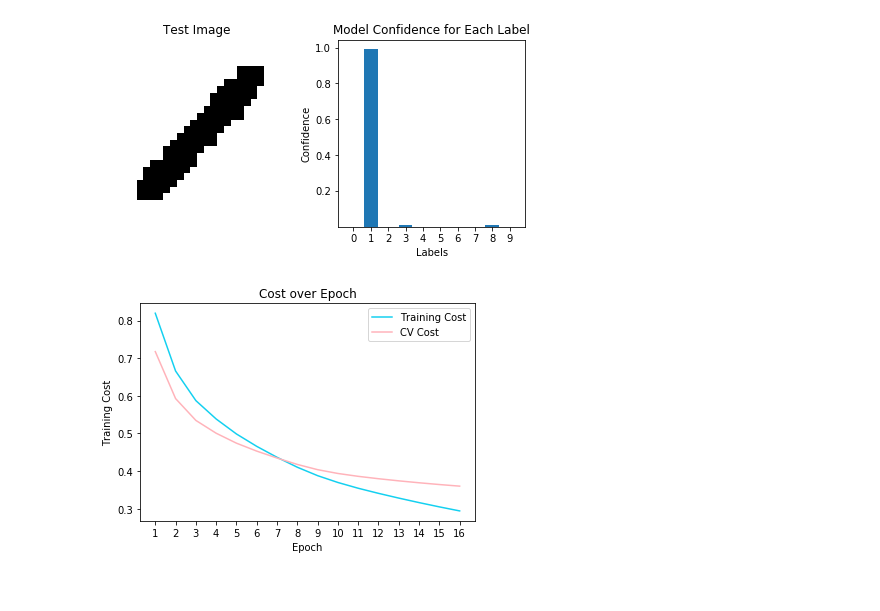
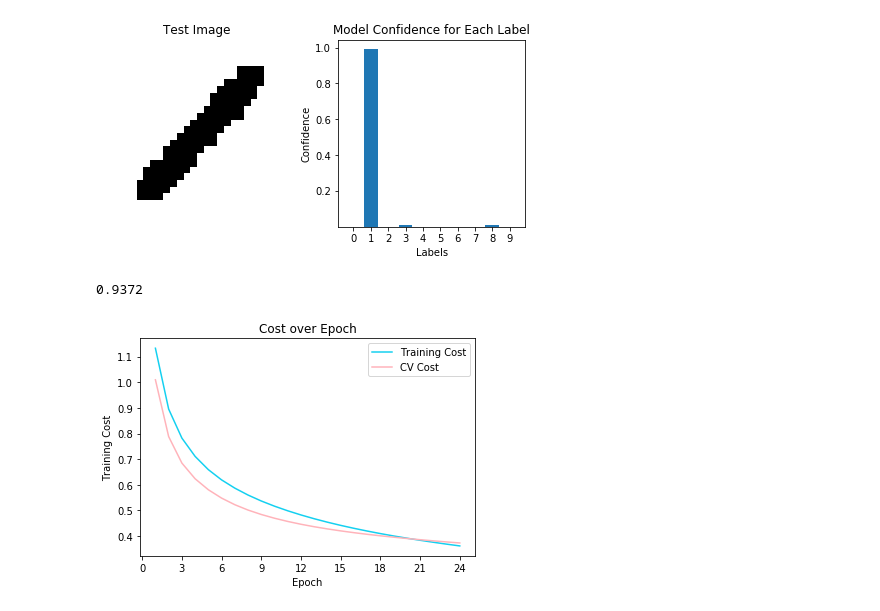
Before and after one commit to jwCheng28/Neural-Network-From-Scratch, a Jupyter notebook: testing.ipynb, the cells around one changed output. Saved outputs shown, nothing was run; the diff lists cells and outputs as text; code cells hidden in the pictures.

Commit message:
Computed test accuracy

```diff
--- a/testing.ipynb
+++ b/testing.ipynb
@@ -8,7 +8,3 @@ train, test = dm.load_data()
 X, y = dm.seperate(train)
 # %%
 net = network.Network([784, 100, 10])
-# %%
-#X = X[:1000,:]
-#y = y[:1000]
-y = np.eye(10)[y.copy()]
@@ -15,3 +15,3 @@ y = np.eye(10)[y.copy()]
 # %%
-h, history, cv_history = net.stochasticGD(X, y, 0.3, 16, 32, 0, cv=0.1, both=True, history=True)
+h, history, cv_history = net.stochasticGD(X, y, 0.2, 24, 64, 0, cv=0.1, both=True, history=True)
 # %% [output]
@@ -42,4 +46,8 @@ Prediction: 1
+# %%
+net.accuracy(h_test, y_test)
+# %% [output]
+0.9372
 # %%
-net.costHistory(history, cv_history, "history")
+net.costHistory(history, cv_history, "history_")
 # %% [output]
-[figure, old version]
+[figure, new version]
```
Also changed, not shown: parts of 4 cells of this notebook.
